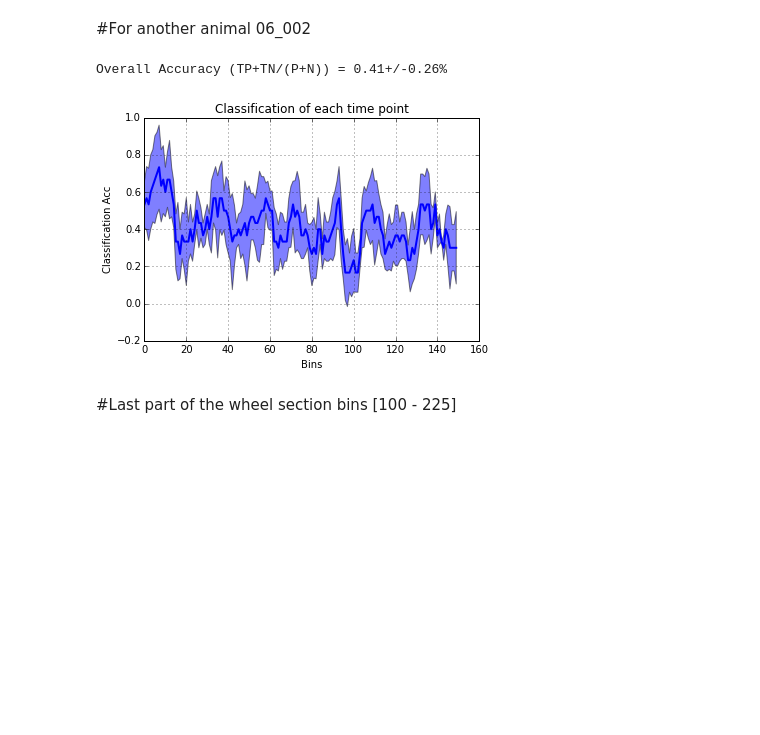
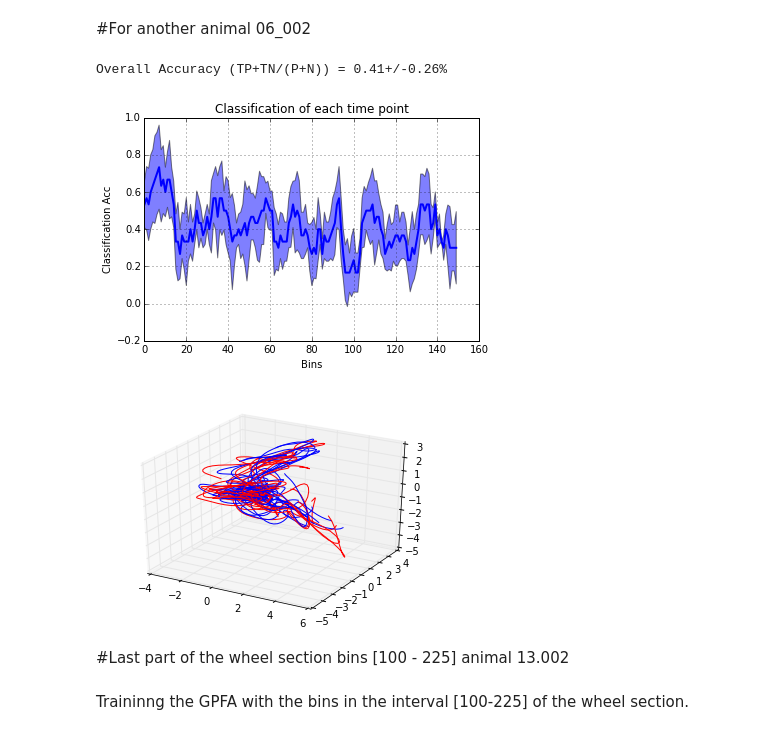
Before and after one commit to rubenpinzon/Wigner-Pattern, a Jupyter notebook: classification_xlatents.ipynb, the cells around one changed output. Drawn from its saved outputs; the diff is of its cells as text; code cells hidden in the pictures; blank space fills up the shorter version.

```diff
--- a/classification_xlatents.ipynb
+++ b/classification_xlatents.ipynb
@@ -77,14 +96,18 @@ Overall Accuracy (TP+TN/(P+N)) = 0.38+/-0.27%
 # %%
 x = sio.loadmat('/home/ruben/Documents/HAS/HC-5/i01_maze06_002/i01_maze06_002x_orth.mat')
 x_orth = np.transpose(x['x_knn'],[2, 1, 0])
 y = np.concatenate(x['label'])
 
 bayesClass(x_orth, y, verbose=False)
+showLatent(x_orth, y)
 # %% [output]
 Overall Accuracy (TP+TN/(P+N)) = 0.41+/-0.26%
 [figure]
+[figure, added]
 # %% [markdown]
-#Last part of the wheel section bins [100 - 225]
+#Last part of the wheel section bins [100 - 225] animal 13.002
+# %% [markdown]
+Traininng the GPFA with the bins in the interval [100-225] of the wheel section.
 # %%
 x = sio.loadmat('/home/ruben/Documents/HAS/HC-5/i01_maze13_003/i01_maze13_003x_orth_last.mat')
 x_orth = np.transpose(x['x_knn'],[2, 1, 0])
```
Also changed, not shown: parts of 26 cells of this notebook, 1 other file.
